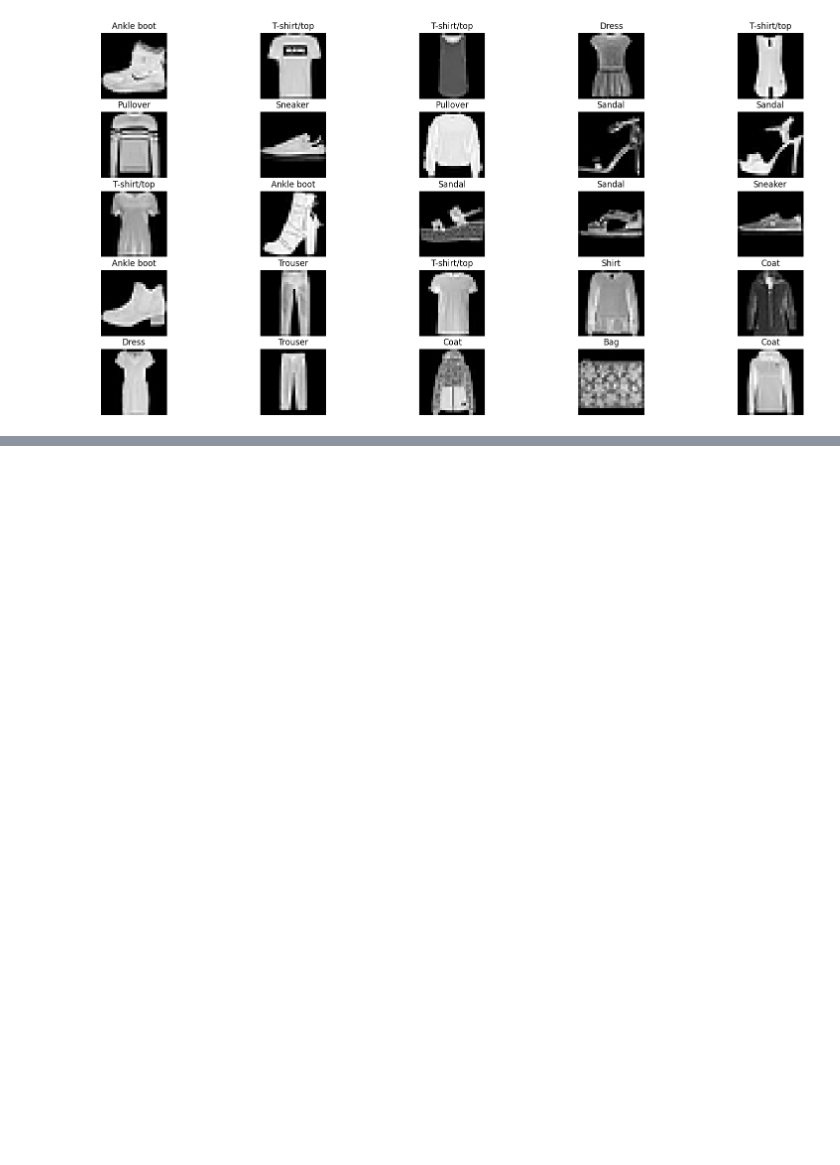
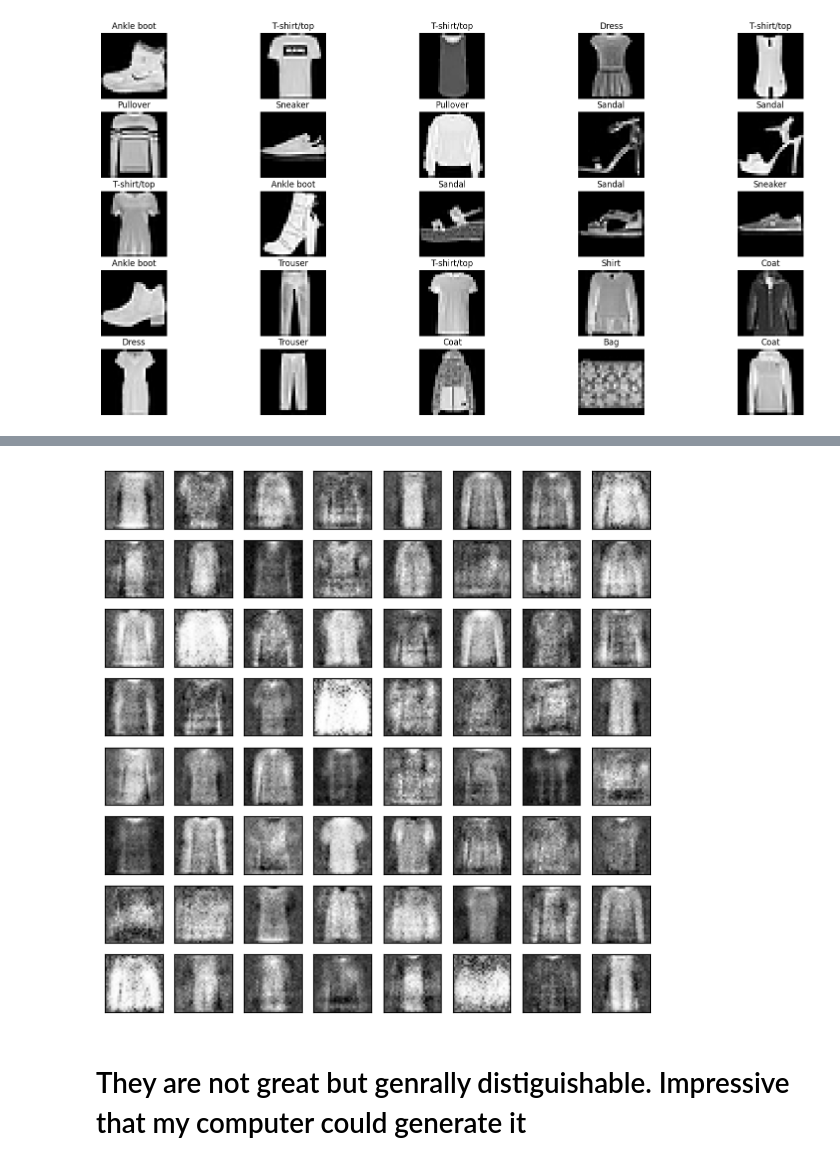
Before and after one commit to Sloosmore/USC_Course_Code, a Jupyter notebook: ITP-359/homework/homework8/gan.ipynb, the cells around one changed output, grey strips where cells are left out. Cells and saved outputs as stored; diff of their text form; code cells hidden in the pictures; blank space fills up the shorter version.

```diff
--- a/ITP-359/homework/homework8/gan.ipynb
+++ b/ITP-359/homework/homework8/gan.ipynb
@@ -70,0 +290,15 @@ plt.imshow(generated_image[0, :, :, 0], cmap='gray')
+# %%
+latent_samples = make_latent_samples(64, sample_size)
+generated_digits = generator.predict(latent_samples)
+
+plt.figure(figsize=(8, 8))
+
+for i in range(64):
+  img = generated_digits[i]
+  img = (img / 2 + 1)* 255
+  img = img.reshape(28, 28)
+  plt.subplot(8, 8, i+1)
+  plt.imshow(img, cmap='gray')
+  plt.xticks([])
+  plt.yticks([])
+# %% [output]
@@ -70,0 +306,3 @@ plt.imshow(generated_image[0, :, :, 0], cmap='gray')
+[figure, added]
+# %% [markdown]
+# They are not great but genrally distiguishable. Impressive that my computer could generate it
```
Also changed, not shown: parts of 13 cells of this notebook, 5 other files.
